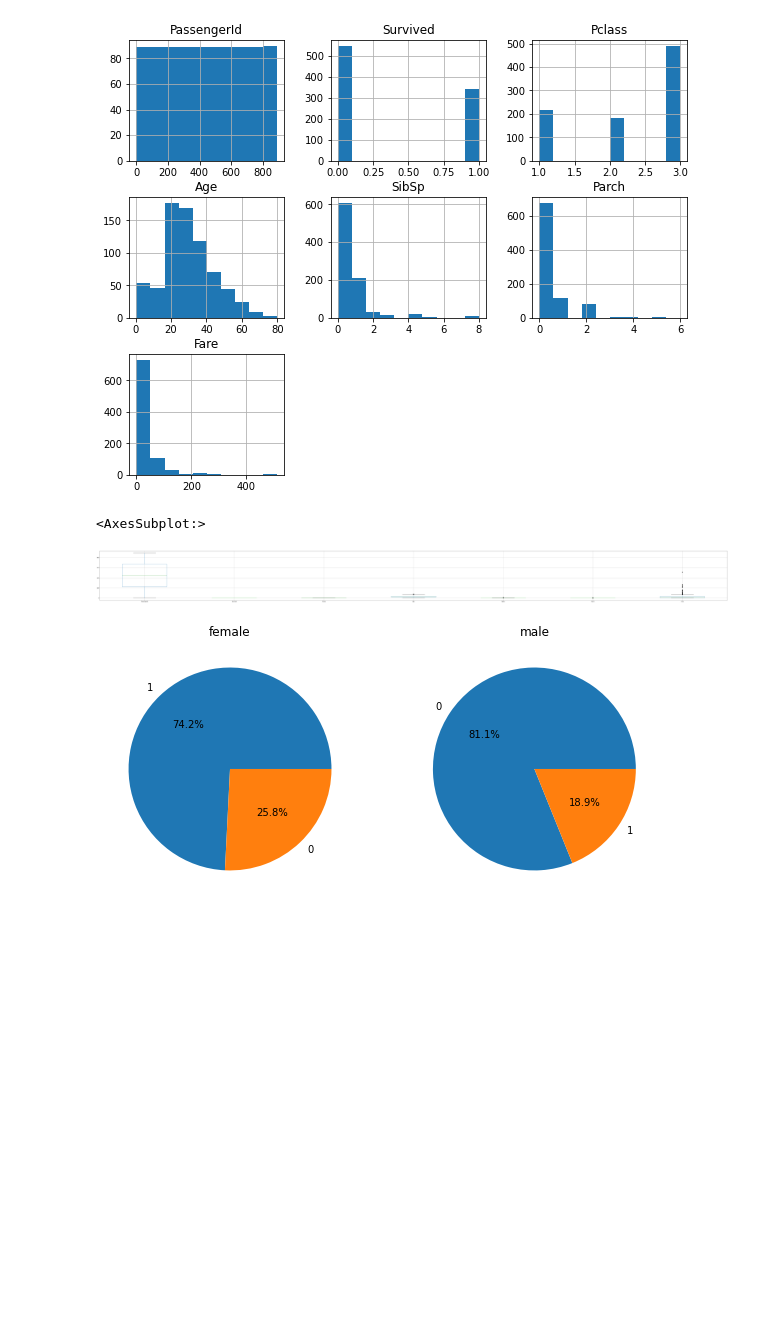
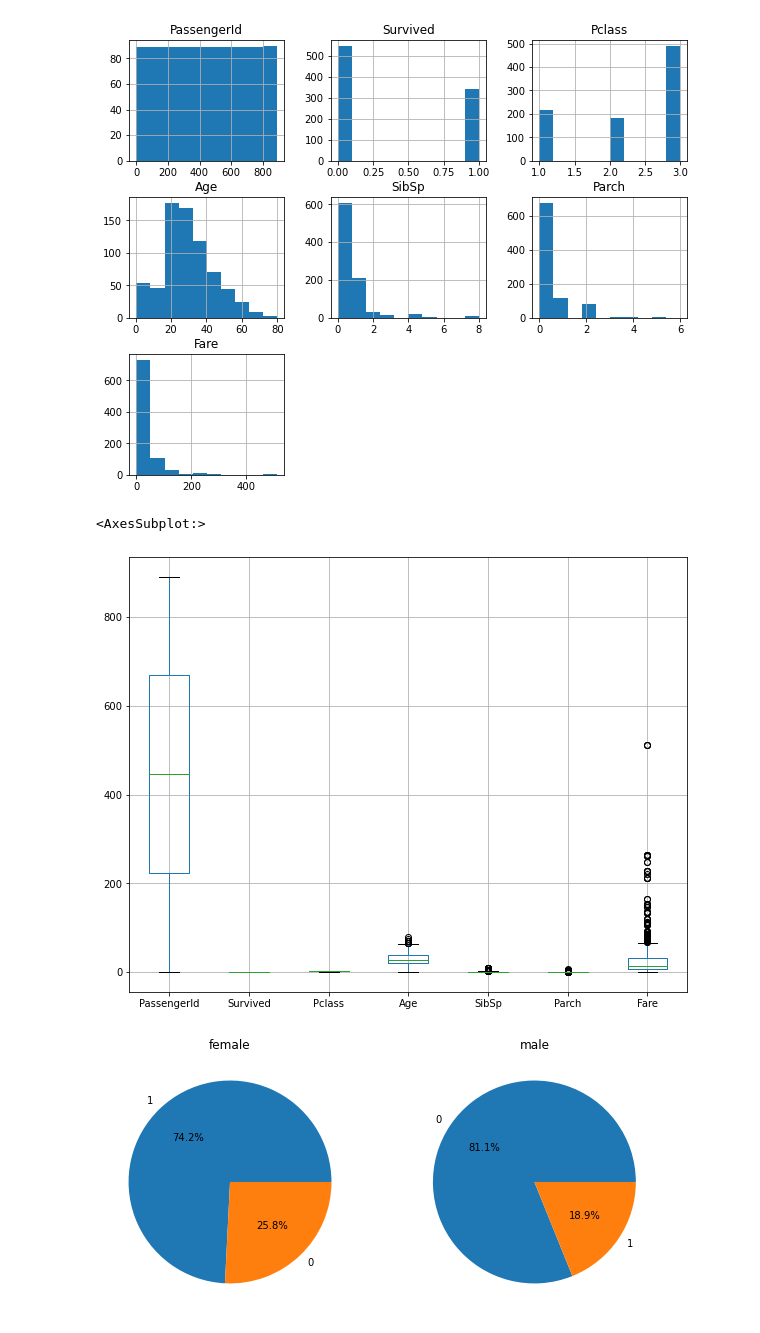
Before and after one commit to LoloMarty/2024-, a Jupyter notebook: CS4210/Untitled.ipynb, the cells around one changed output. Saved outputs shown, nothing was run; the diff lists cells and outputs as text; code cells hidden in the pictures; blank space fills up the shorter version.

Commit message:
Adjusted the width of the chart for box plots

```diff
--- a/CS4210/Untitled.ipynb
+++ b/CS4210/Untitled.ipynb
@@ -50,10 +50,10 @@ array([[<AxesSubplot:title={'center':'PassengerId'}>,
         <AxesSubplot:>]], dtype=object)
 [figure]
 # %%
-df.boxplot(figsize=(100,8))
+df.boxplot(figsize=(10,8))
 # %% [output]
 <AxesSubplot:>
-[figure, old version]
+[figure, new version]
 # %%
 # Group the data by sex
 
```
